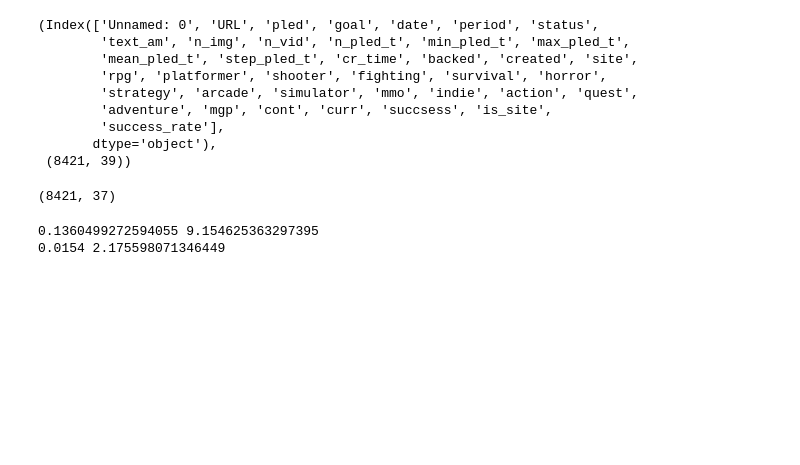
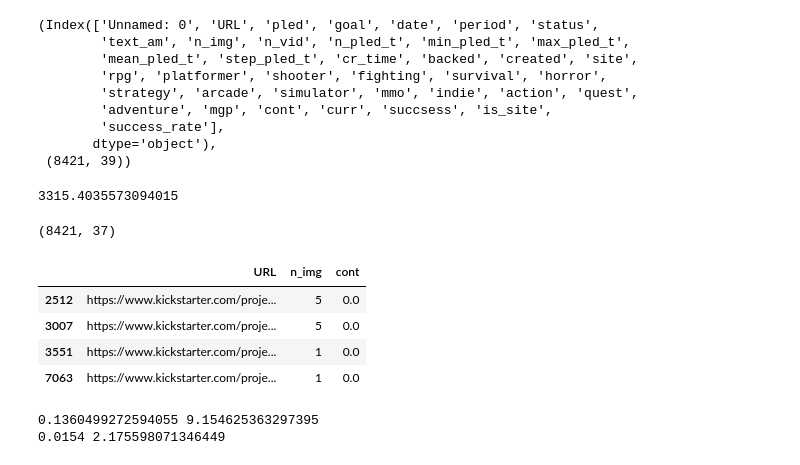
Before and after one commit to Yue2u/DANO-olympiade, a Jupyter notebook: DANO_2(05_12).ipynb, the cells around one changed output. Cells and saved outputs as stored; diff of their text form; code cells hidden in the pictures; blank space fills up the shorter version.

```diff
--- a/DANO_2(05_12).ipynb
+++ b/DANO_2(05_12).ipynb
@@ -22,6 +22,10 @@ data.columns, data.shape
         'success_rate'],
        dtype='object'),
  (8421, 39))
+# %%
+data[data['goal'] < 5]['success_rate'].mean()
+# %% [output]
+3315.4035573094015
 # %%
 df = data
 if 'Unnamed: 0' in df.columns or 'succsess' in df.columns:
@@ -30,6 +34,14 @@ df['site'] = df['site'].fillna('')
 df.shape
 # %% [output]
 (8421, 37)
+# %%
+df[(df['n_img'] != 0) & (df['cont'] == 0)][['URL', 'n_img', 'cont']]
+# %% [output]
+|  | URL | n_img | cont |
+| 2512 | https://www.kickstarter.com/proje... | 5 | 0.0 |
+| 3007 | https://www.kickstarter.com/proje... | 5 | 0.0 |
+| 3551 | https://www.kickstarter.com/proje... | 1 | 0.0 |
+| 7063 | https://www.kickstarter.com/proje... | 1 | 0.0 |
 # %%
 print(df[df['is_site'] == 1]['success_rate'].median(), df[df['is_site'] == 1]['success_rate'].mean())
 print(df[df['is_site'] == 0]['success_rate'].median(), df[df['is_site'] == 0]['success_rate'].mean())
```
Also changed, not shown: parts of 12 cells of this notebook.
